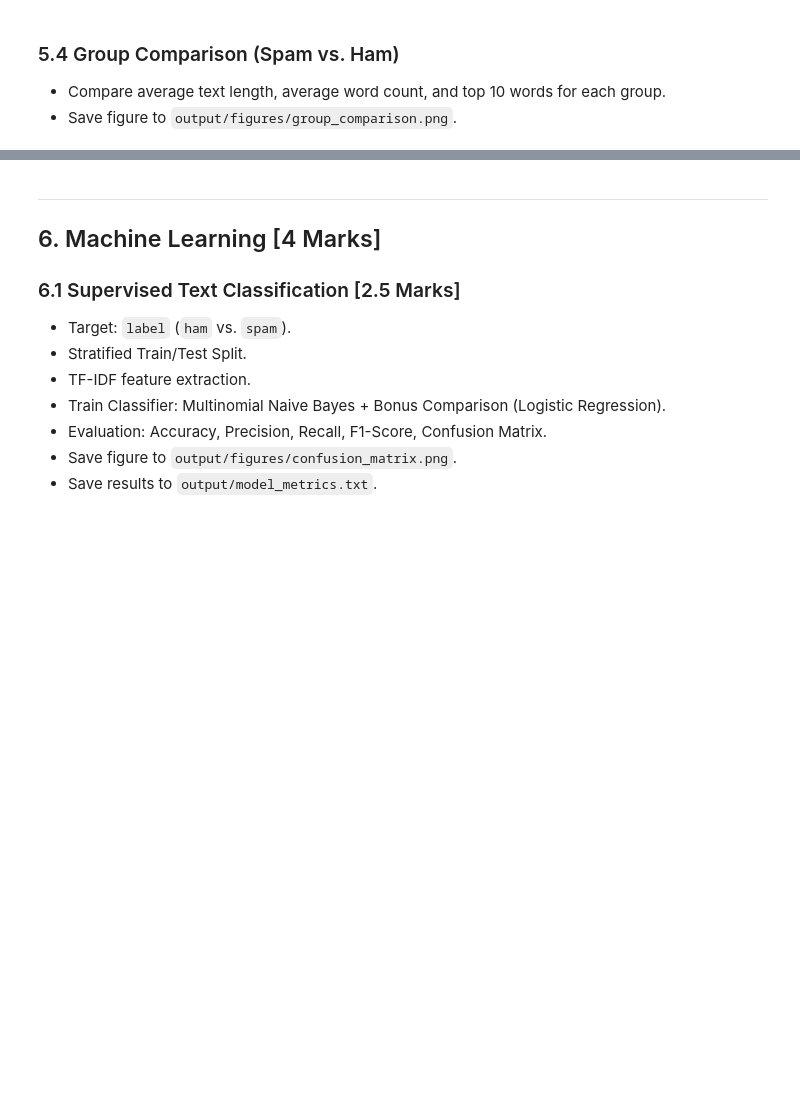
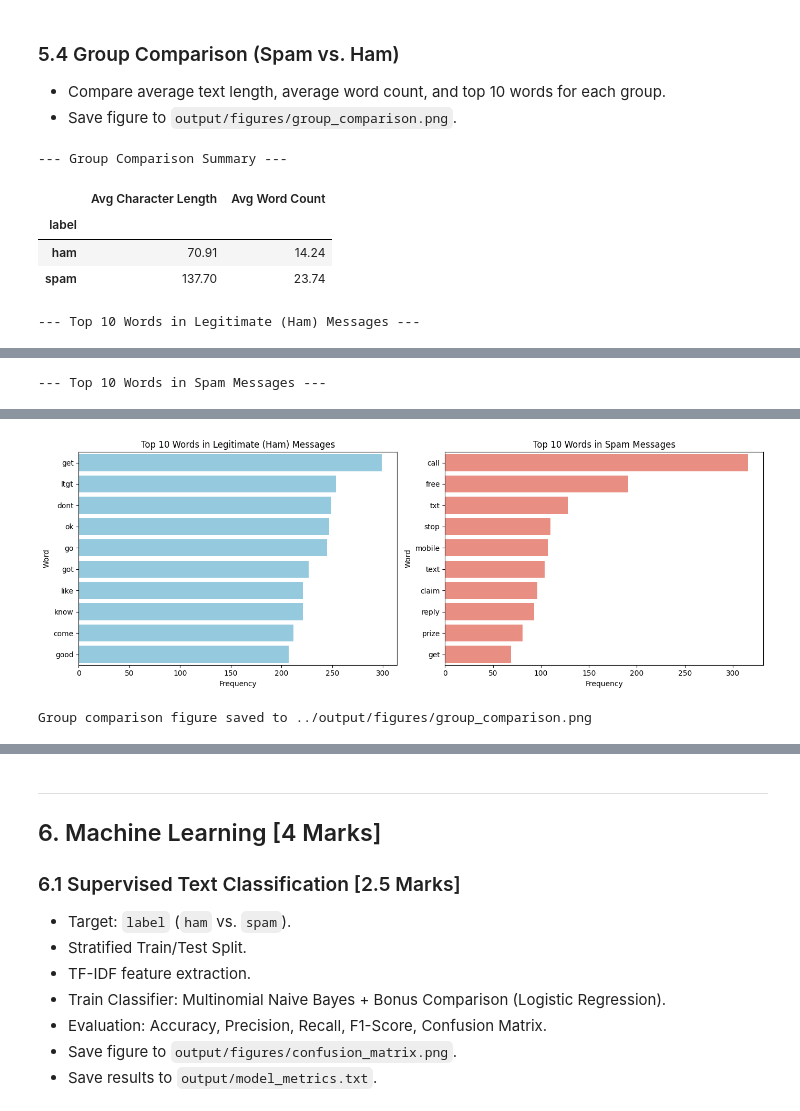
Before and after one commit to salahtarek404/Big-Data-a1, a Jupyter notebook: notebook/analysis.ipynb, the cells around one changed output, grey strips where cells are left out. Saved outputs shown, nothing was run; the diff lists cells and outputs as text; code cells hidden in the pictures; blank space fills up the shorter version.

```diff
--- a/notebook/analysis.ipynb
+++ b/notebook/analysis.ipynb
@@ -406,30 +500,90 @@ print(f"Word frequency chart saved to {OUT_DIR}/figures/word_frequency.png")
 - Compare average text length, average word count, and top 10 words for each group.
 - Save figure to `output/figures/group_comparison.png`.
 # %%
+# Compare average character length and word count by group
 group_summary = df.groupby('label').agg({
     'char_count': 'mean',
     'word_count': 'mean'
-}).rename(columns={'char_count': 'Avg Character Length', 'word_count': 'Avg Word Count'})
+}).rename(columns={
+    'char_count': 'Avg Character Length',
+    'word_count': 'Avg Word Count'
+})
+
 print("--- Group Comparison Summary ---")
-display(group_summary)
+display(group_summary.round(2))
 
-# Top 10 words per group
-ham_tokens = [tok for sublist in df[df['label'] == 'ham']['tokens'] for tok in sublist if tok not in STOP_WORDS and len(tok) > 1]
-spam_tokens = [tok for sublist in df[df['label'] == 'spam']['tokens'] for tok in sublist if tok not in STOP_WORDS and len(tok) > 1]
+
+# Get the top 10 words for each group
+ham_tokens = [
+    tok
+    for sublist in df[df['label'] == 'ham']['tokens']
+    for tok in sublist
+    if tok not in STOP_WORDS and len(tok) > 1
+]
+
+spam_tokens = [
+    tok
+    for sublist in df[df['label'] == 'spam']['tokens']
+    for tok in sublist
+    if tok not in STOP_WORDS and len(tok) > 1
+]
 
 ham_top10 = pd.Series(ham_tokens).value_counts().head(10)
 spam_top10 = pd.Series(spam_tokens).value_counts().head(10)
 
+
+# Display the top 10 words in tables
+print("\n--- Top 10 Words in Legitimate (Ham) Messages ---")
+display(ham_top10.rename_axis("Word").reset_index(name="Frequency"))
+
+print("\n--- Top 10 Words in Spam Messages ---")
+display(spam_top10.rename_axis("Word").reset_index(name="Frequency"))
+
+
+# Ensure the output directory exists
+import os
+os.makedirs(f"{OUT_DIR}/figures", exist_ok=True)
+
+
+# Create side-by-side bar charts
 fig, axes = plt.subplots(1, 2, figsize=(14, 5))
-sns.barplot(x=ham_top10.values, y=ham_top10.index, ax=axes[0], color='skyblue')
+
+sns.barplot(
+    x=ham_top10.values,
+    y=ham_top10.index,
+    color='skyblue',
+    ax=axes[0]
+)
 axes[0].set_title('Top 10 Words in Legitimate (Ham) Messages')
 axes[0].set_xlabel('Frequency')
+axes[0].set_ylabel('Word')
 
-sns.barplot(x=spam_top10.values, y=spam_top10.index, ax=axes[1], color='salmon')
+sns.barplot(
+    x=spam_top10.values,
+    y=spam_top10.index,
+    color='salmon',
+    ax=axes[1]
+)
 axes[1].set_title('Top 10 Words in Spam Messages')
 axes[1].set_xlabel('Frequency')
+axes[1].set_ylabel('Word')
 
 plt.tight_layout()
-plt.savefig(f"{OUT_DIR}/figures/group_comparison.png", dpi=300)
+
+
+# Save and display the figure
+plt.savefig(
+    f"{OUT_DIR}/figures/group_comparison.png",
+    dpi=300,
+    bbox_inches='tight'
+)
 plt.show()
+
 print(f"Group comparison figure saved to {OUT_DIR}/figures/group_comparison.png")
+# %% [output]
+--- Group Comparison Summary ---
+|  | Avg Character Length | Avg Word Count |
+| label |  |  |
+| ham | 70.91 | 14.24 |
+| spam | 137.70 | 23.74 |
+--- Top 10 Words in Legitimate (Ham) Messages ---
@@ -435,0 +601 @@ print(f"Group comparison figure saved to {OUT_DIR}/figures/group_comparison.png"
+--- Top 10 Words in Spam Messages ---
@@ -436,3 +613,5 @@ print(f"Group comparison figure saved to {OUT_DIR}/figures/group_comparison.png"
+[figure, added]
+Group comparison figure saved to ../output/figures/group_comparison.png
 # %% [markdown]
 ### 5.5 Five Written Insights (Observation, Evidence, Interpretation)
 
```
Also changed, not shown: parts of 10 cells of this notebook, 3 other files.
